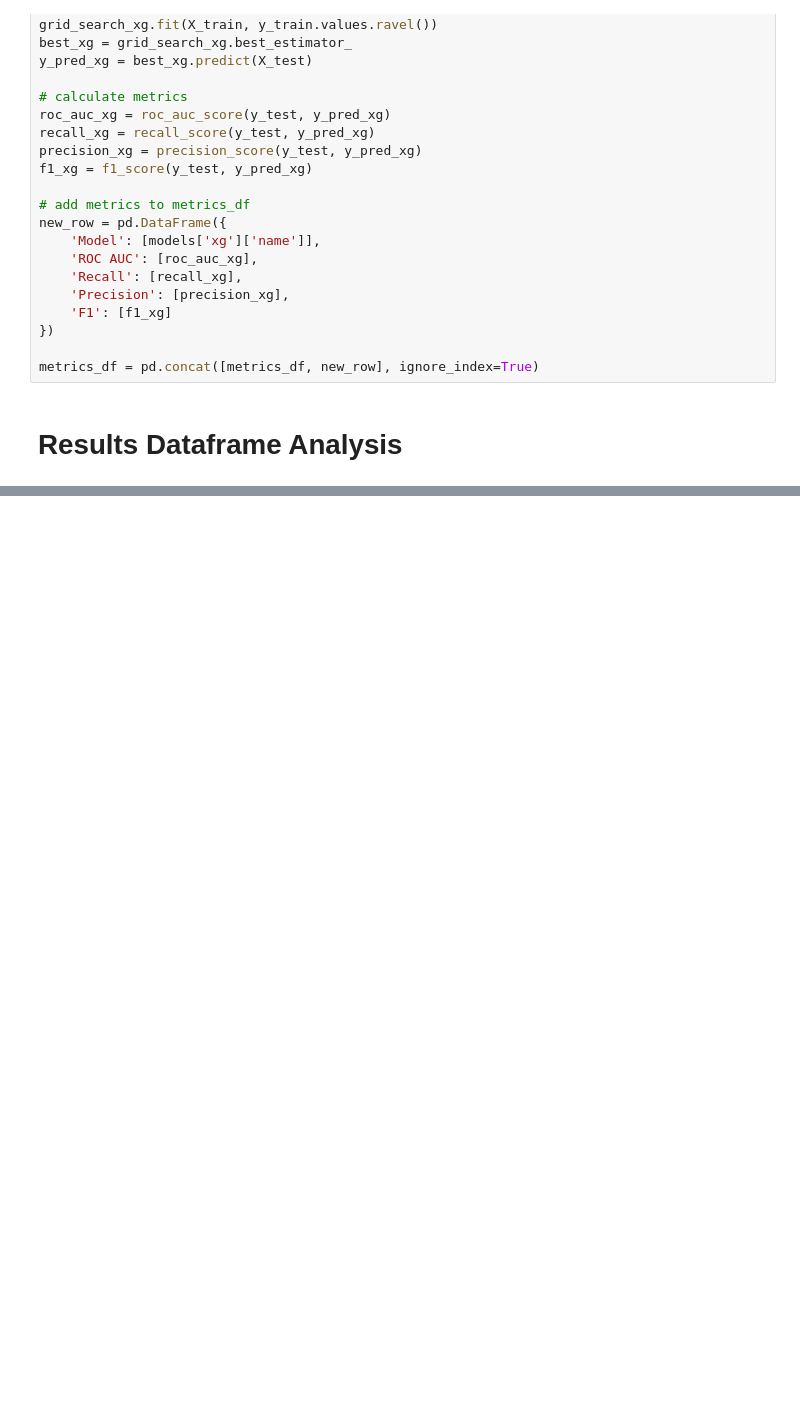
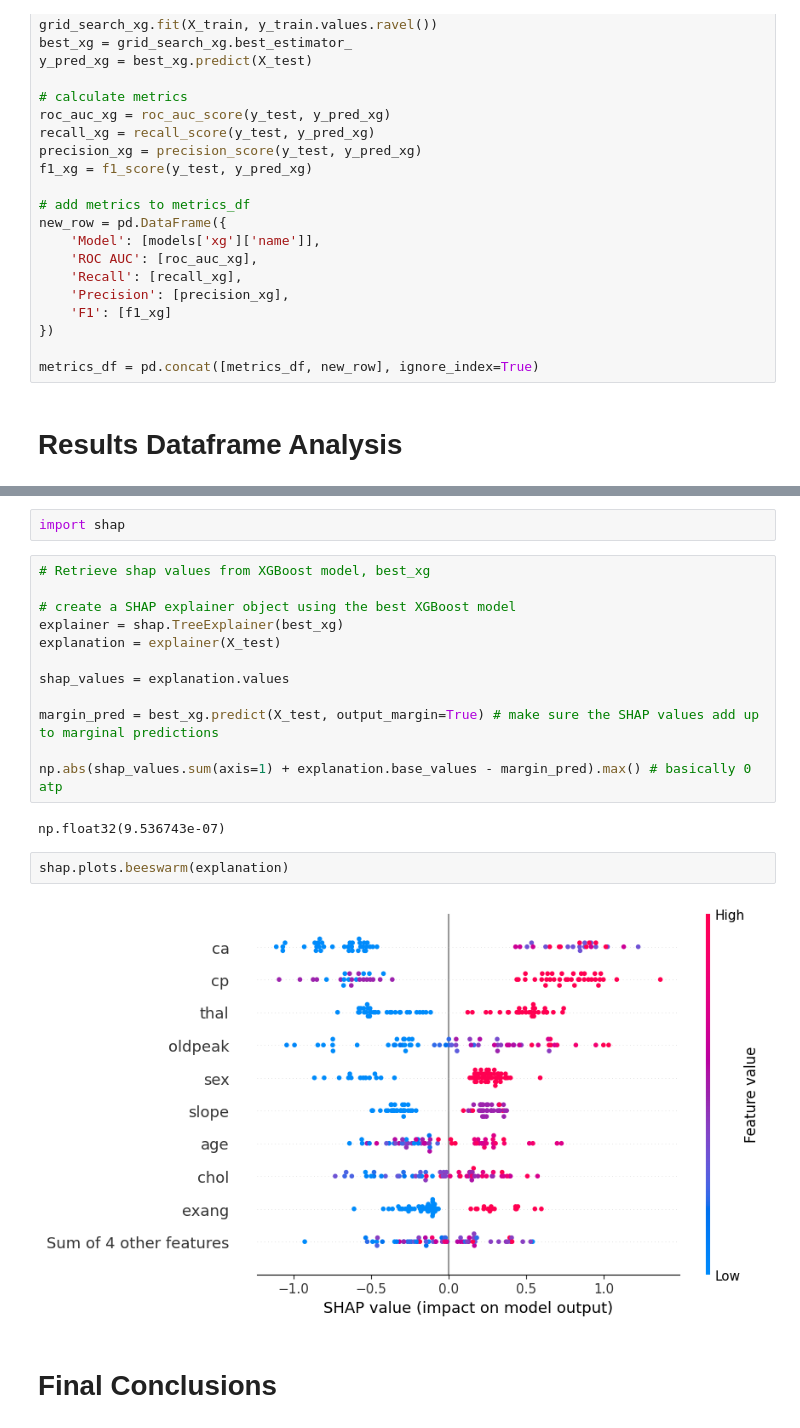
Before and after one commit to 00raymond/aiindustryproject, a Jupyter notebook: notebook.ipynb, the cells around one changed output, grey strips where cells are left out. Drawn from its saved outputs; the diff is of its cells as text; blank space fills up the shorter version.

Commit message:
shapely values

```diff
--- a/notebook.ipynb
+++ b/notebook.ipynb
@@ -606,0 +603,22 @@ metrics_df.head()
+# %%
+import shap
+# %%
+# Retrieve shap values from XGBoost model, best_xg
+
+# create a SHAP explainer object using the best XGBoost model
+explainer = shap.TreeExplainer(best_xg)
+explanation = explainer(X_test)
+
+shap_values = explanation.values
+
+margin_pred = best_xg.predict(X_test, output_margin=True) # make sure the SHAP values add up to marginal predictions
+
+np.abs(shap_values.sum(axis=1) + explanation.base_values - margin_pred).max() # basically 0 atp
+# %% [output]
+np.float32(9.536743e-07)
+# %%
+shap.plots.beeswarm(explanation)
+# %% [output]
+[figure, added]
+# %% [markdown]
+# Final Conclusions
```
Also changed, not shown: parts of 5 cells of this notebook.
